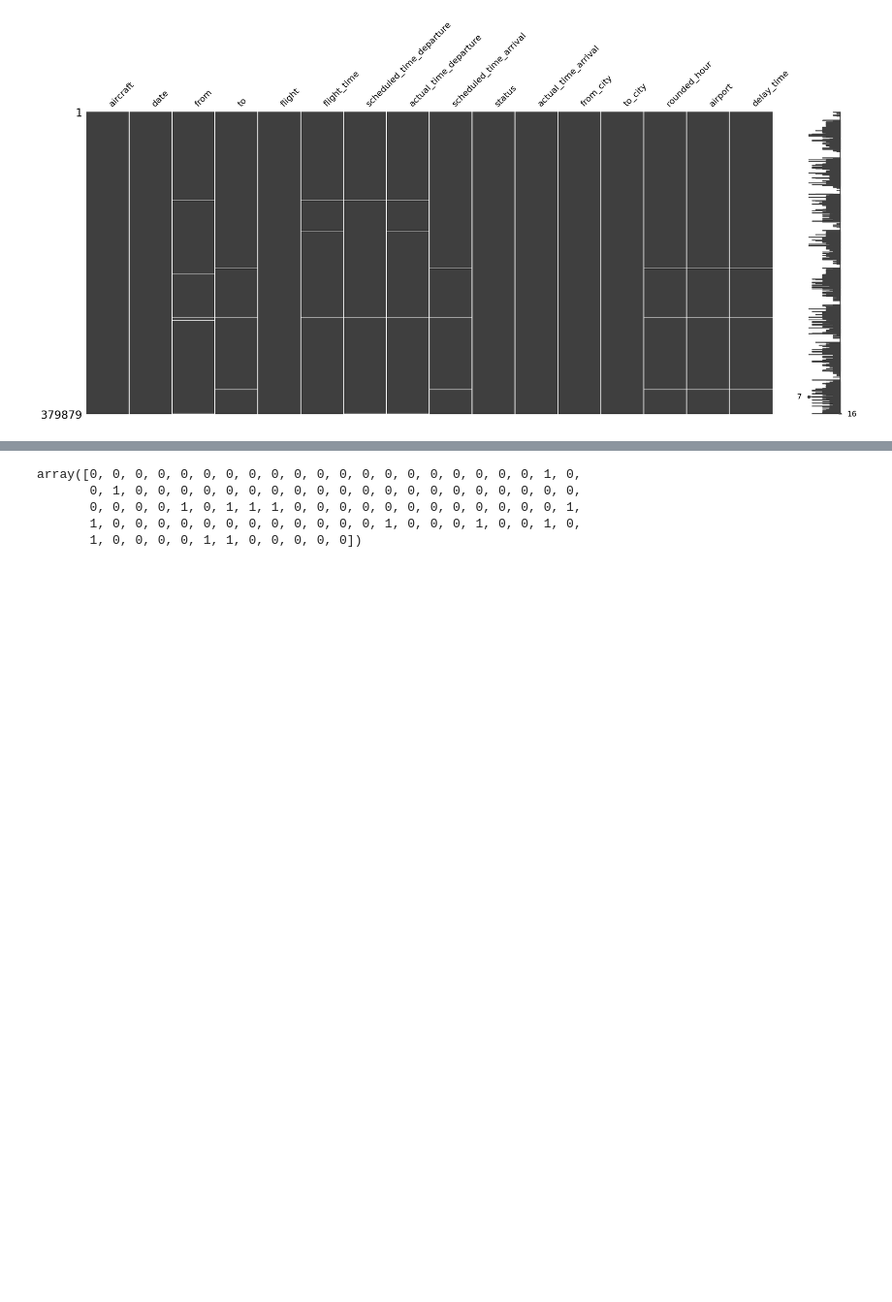
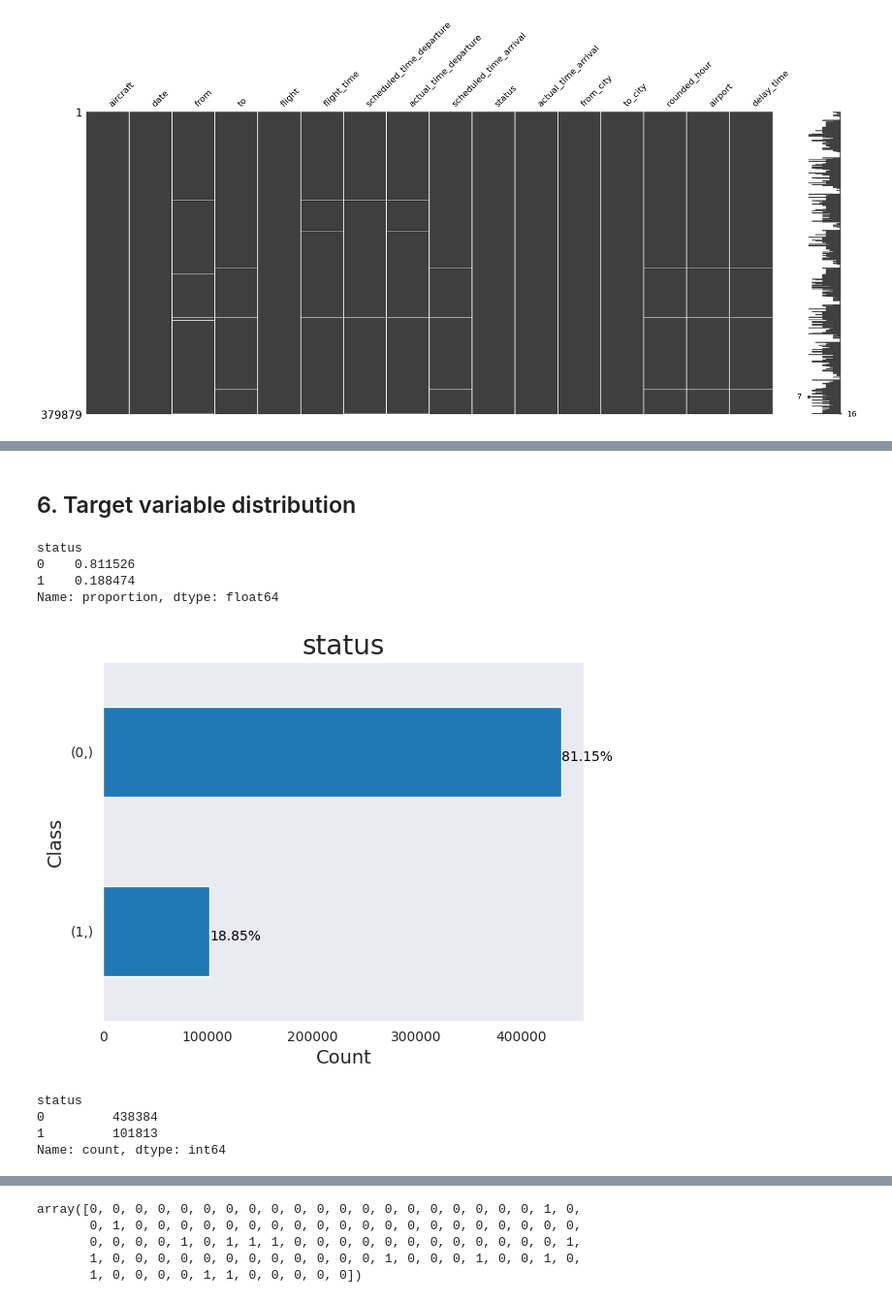
Before and after one commit to Jihed503/Flights_delay_prediction_system, a Jupyter notebook: modeling/classification.ipynb, the cells around one changed output, grey strips where cells are left out. Shown at 97% size. Cells and saved outputs as stored; diff of their text form; code cells hidden in the pictures; blank space fills up the shorter version.

```diff
--- a/modeling/classification.ipynb
+++ b/modeling/classification.ipynb
@@ -58,0 +201,36 @@ df.dropna(inplace=True)
+# %% [markdown]
+<a name = "Target"></a>
+## 6. Target variable distribution
+# %%
+# Check distribution of the target variabe
+df.status.value_counts(normalize = True)
+# %% [output]
+status
+0    0.811526
+1    0.188474
+Name: proportion, dtype: float64
+# %%
+# Plotting the percentage of observations that fall under each class
+ax = pd.DataFrame(df.status).value_counts().sort_values().plot(kind="barh")
+ax.set_axisbelow(True)
+ax.grid()
+totals= []
+for i in ax.patches:
+    totals.append(i.get_width())
+total = sum(totals)
+for i in ax.patches:
+     ax.text(i.get_width()+.3, i.get_y()+.20,
+     str(round((i.get_width()/total)*100, 2))+'%',
+     fontsize=10, color='black')
+plt.title("status", fontsize=20)
+plt.xlabel("Count", fontsize=14)
+plt.ylabel("Class", fontsize=14)
+plt.show()
+print(pd.DataFrame(df.status).value_counts())
+fig = ax.get_figure()
+# %% [output]
+[figure, added]
+status
+0         438384
+1         101813
+Name: count, dtype: int64
```
Also changed, not shown: parts of 75 cells of this notebook, 16 other files.
